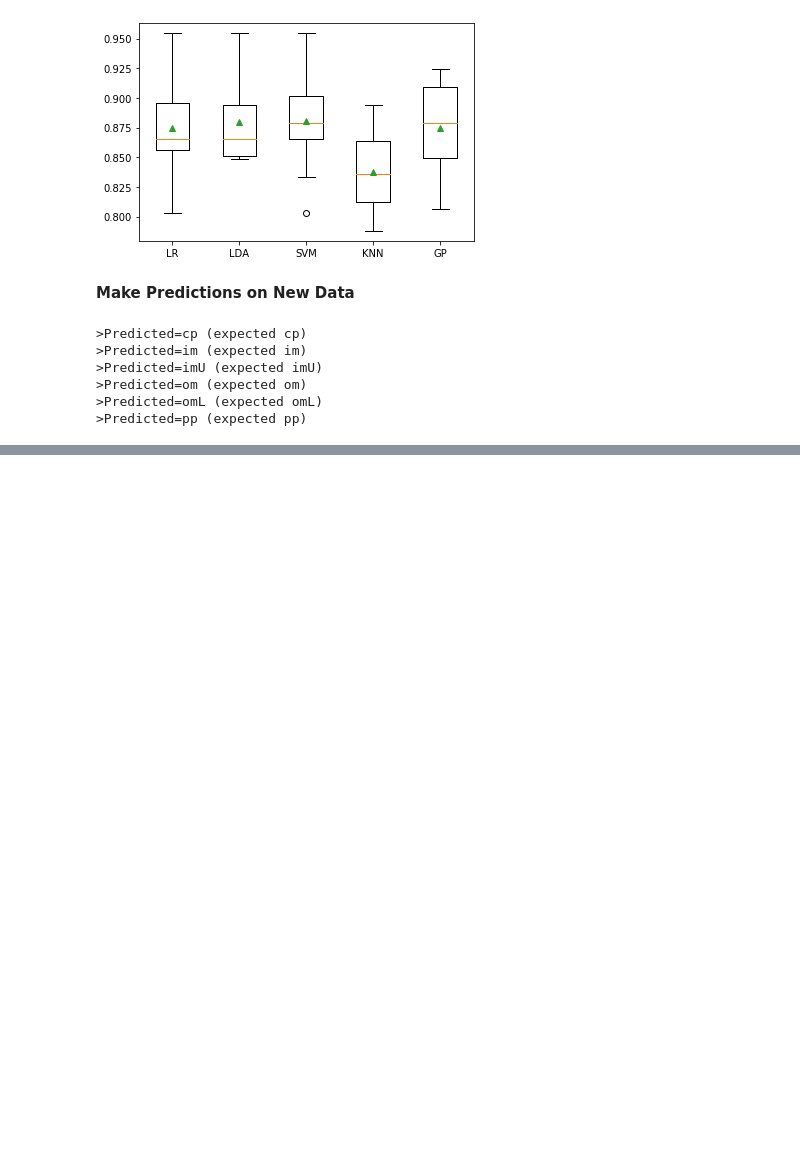
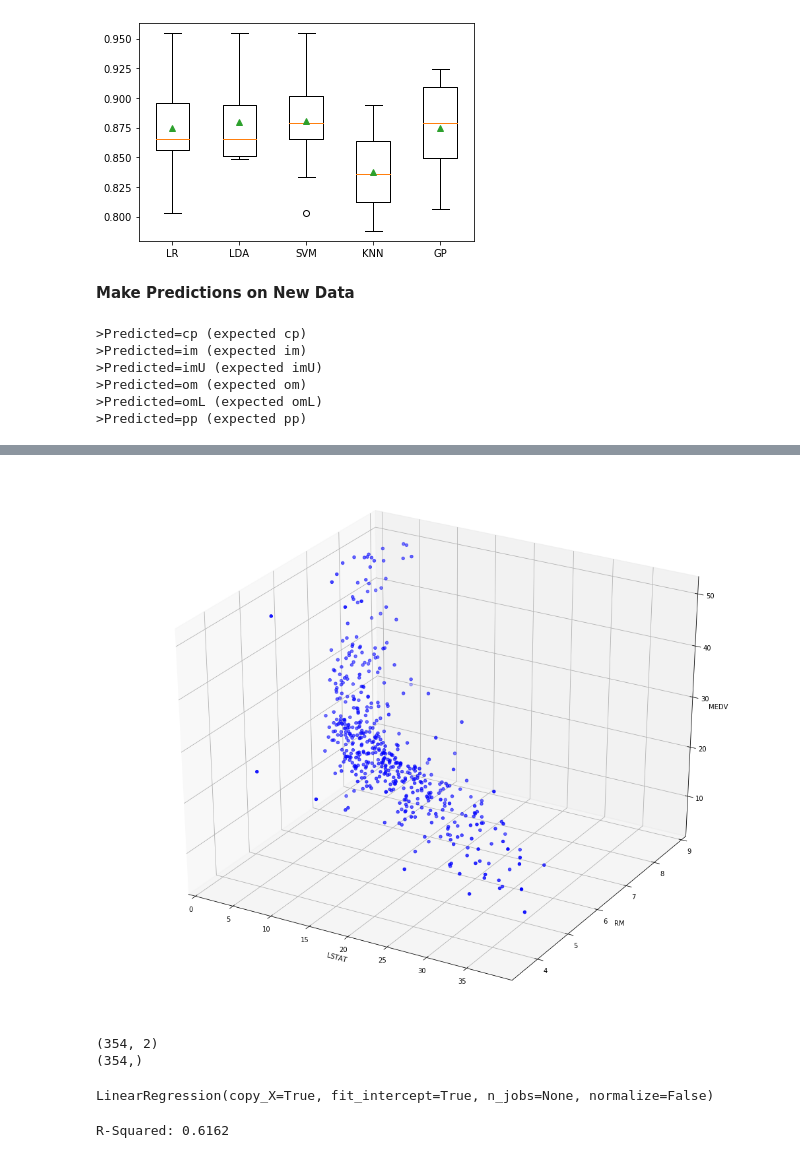
Before and after one commit to vanhungtran/My-work, a Jupyter notebook: Python for Machine Learning.ipynb, the cells around one changed output, grey strips where cells are left out. Saved outputs shown, nothing was run; the diff lists cells and outputs as text; code cells hidden in the pictures; blank space fills up the shorter version.

```diff
--- a/Python for Machine Learning.ipynb
+++ b/Python for Machine Learning.ipynb
@@ -1454,0 +1616,14 @@ print('>Predicted=%s (expected pp)' % (label))
+# %%
+from mpl_toolkits.mplot3d import Axes3D
+fig = plt.figure(figsize=(18,15))
+ax = fig.add_subplot(111, projection='3d')
+ax.scatter(df['LSTAT'],
+df['RM'],
+df['MEDV'],
+c='b')
+ax.set_xlabel("LSTAT")
+ax.set_ylabel("RM")
+ax.set_zlabel("MEDV")
+plt.show()
+# %% [output]
+[figure, added]
@@ -1454,0 +1637,12 @@ print('>Predicted=%s (expected pp)' % (label))
+# %%
+print(x_train.shape)
+print(Y_train.shape)
+# %% [output]
+(354, 2)
+(354,)
+# %%
+from sklearn.linear_model import LinearRegression
+model = LinearRegression()
+model.fit(x_train, Y_train)
+# %% [output]
+LinearRegression(copy_X=True, fit_intercept=True, n_jobs=None, normalize=False)
@@ -1454,0 +1651,5 @@ print('>Predicted=%s (expected pp)' % (label))
+# %%
+print('R-Squared: %.4f' % model.score(x_test,
+Y_test))
+# %% [output]
+R-Squared: 0.6162
```
Also changed, not shown: parts of 36 cells of this notebook.
